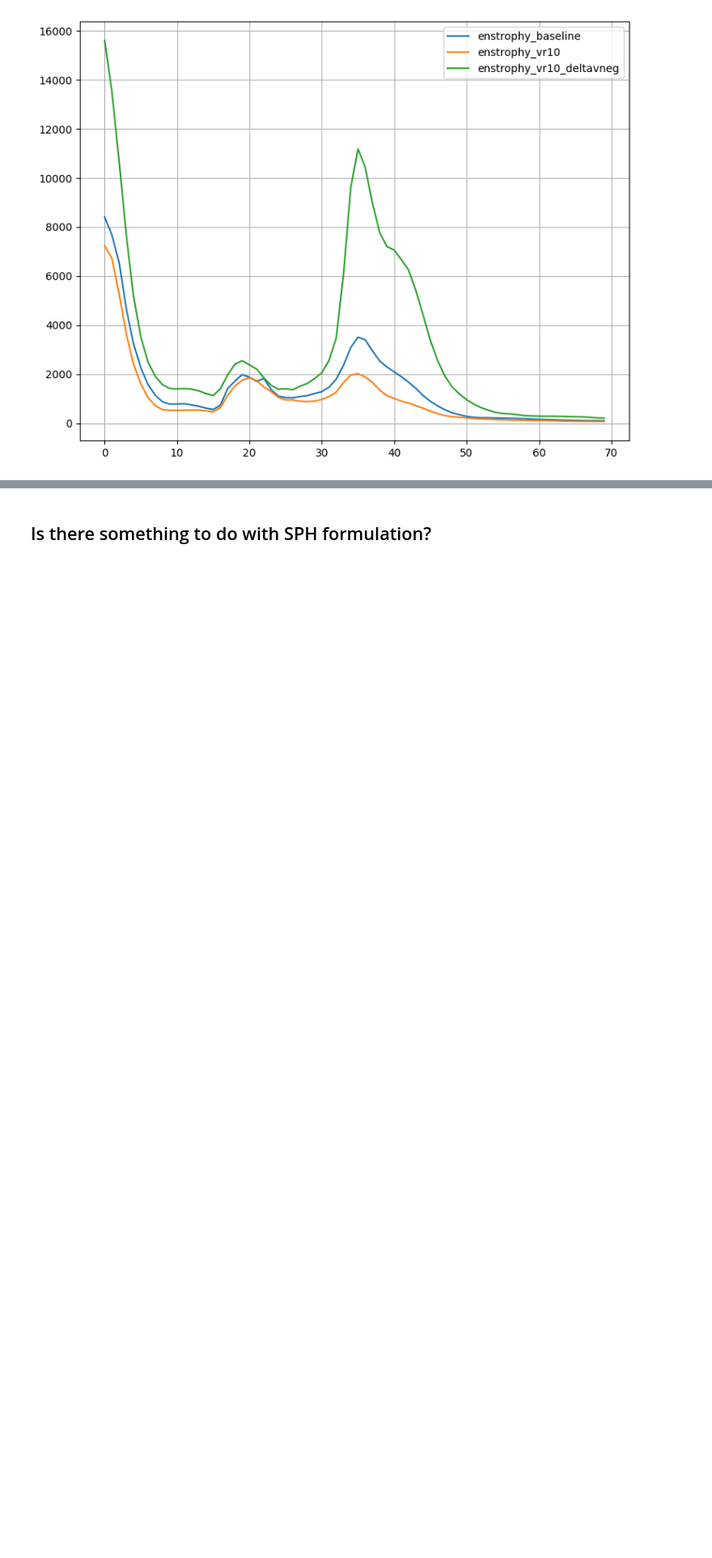
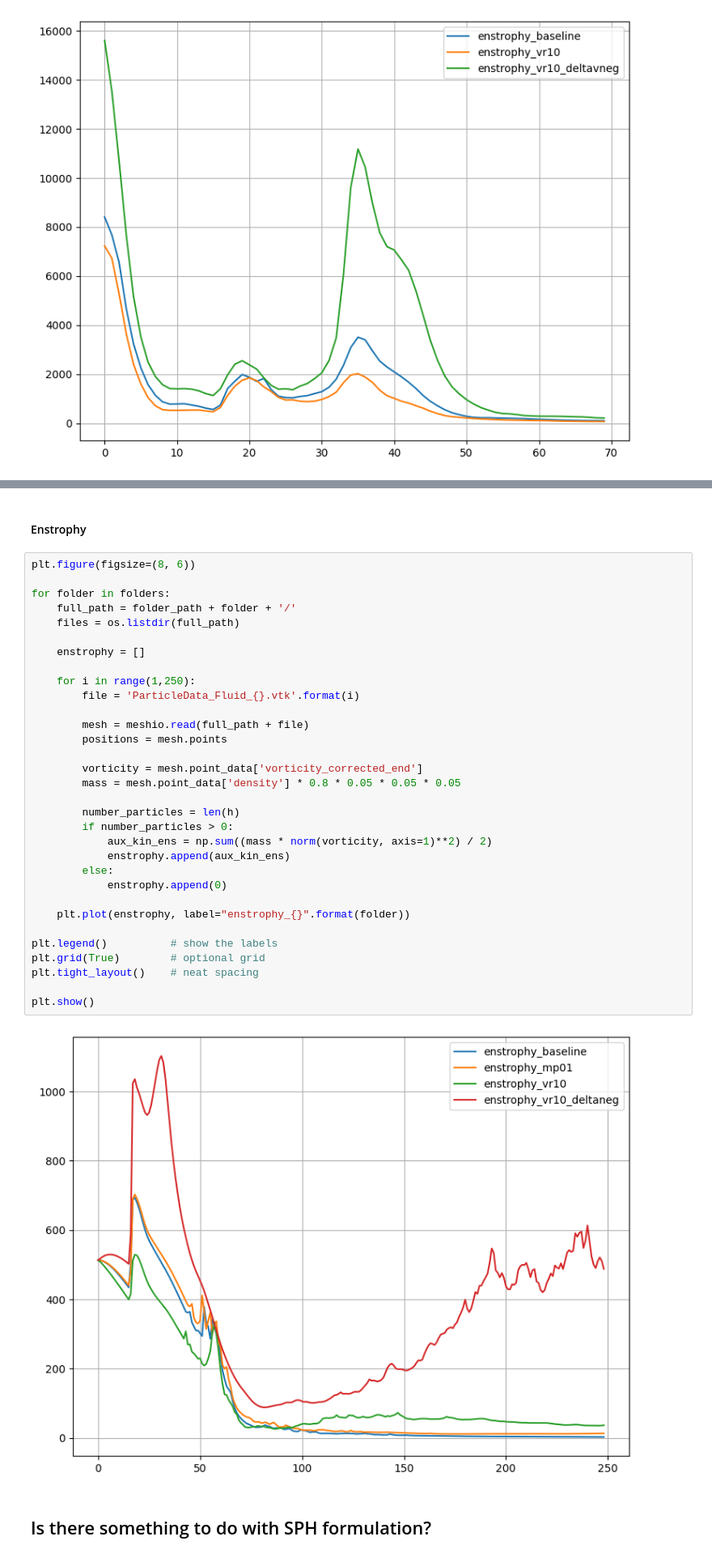
Before and after one commit to gabiileticia/analysis, a Jupyter notebook: full3Danalysis.ipynb, the cells around one changed output, grey strips where cells are left out. Shown at 81% size. Drawn from its saved outputs; the diff is of its cells as text; blank space fills up the shorter version.

```diff
--- a/full3Danalysis.ipynb
+++ b/full3Danalysis.ipynb
@@ -1809,2 +1879,38 @@ plt.show()
+# %% [markdown]
+#### Enstrophy
+# %%
+plt.figure(figsize=(8, 6))
+
+for folder in folders:
+    full_path = folder_path + folder + '/'
+    files = os.listdir(full_path)
+
+    enstrophy = []
+
+    for i in range(1,250):
+        file = 'ParticleData_Fluid_{}.vtk'.format(i)
+
+        mesh = meshio.read(full_path + file)
+        positions = mesh.points
+
+        vorticity = mesh.point_data['vorticity_corrected_end']
+        mass = mesh.point_data['density'] * 0.8 * 0.05 * 0.05 * 0.05
+
+        number_particles = len(h)
+        if number_particles > 0:
+            aux_kin_ens = np.sum((mass * norm(vorticity, axis=1)**2) / 2)
+            enstrophy.append(aux_kin_ens)
+        else:
+            enstrophy.append(0)
+
+    plt.plot(enstrophy, label="enstrophy_{}".format(folder))
+
+plt.legend()          # show the labels
+plt.grid(True)        # optional grid
+plt.tight_layout()    # neat spacing
+
+plt.show()
+# %% [output]
+[figure, added]
 # %% [markdown]
 ## Is there something to do with SPH formulation?
```
Also changed, not shown: parts of 5 cells of this notebook.
